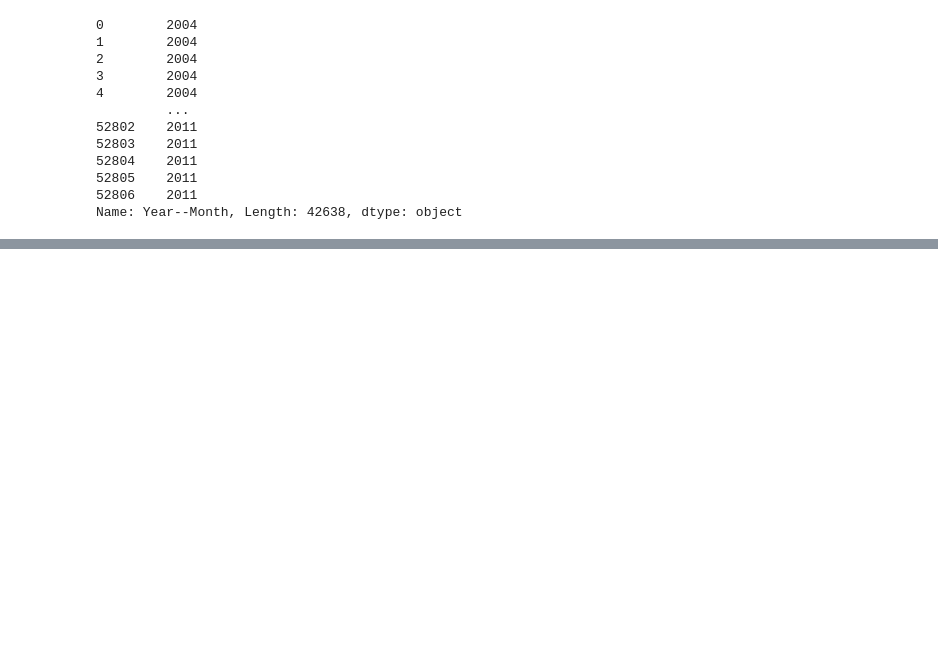
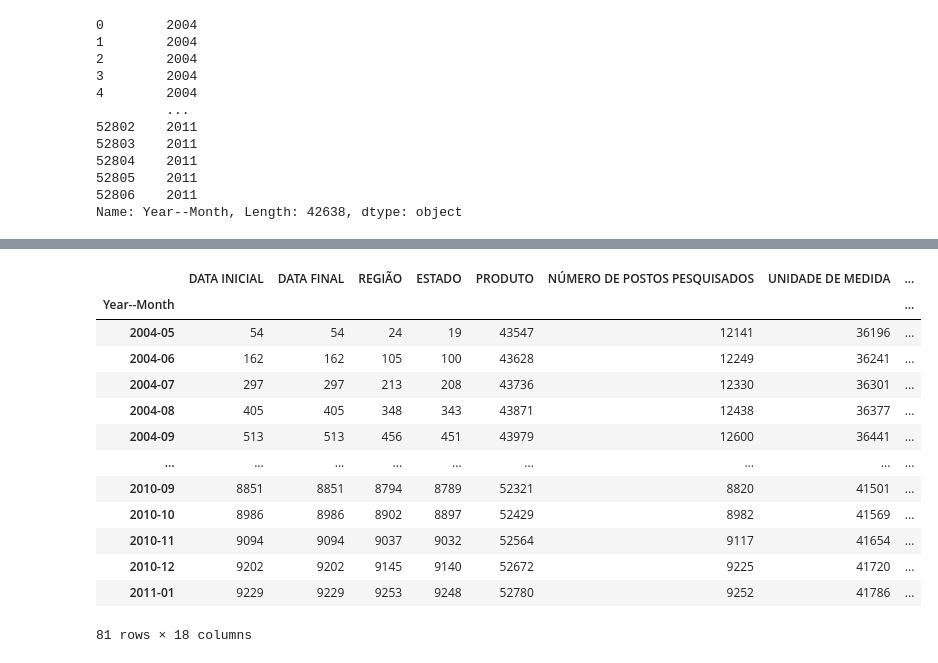
Before and after one commit to ludiemert/Analyzing_Data_Pandas_SQL, a Jupyter notebook: 4_Projectos/1_Prices_Gas/time_series_challenge.ipynb, the cells around one changed output, grey strips where cells are left out. Cells and saved outputs as stored; diff of their text form; code cells hidden in the pictures; blank space fills up the shorter version.

```diff
--- a/4_Projectos/1_Prices_Gas/time_series_challenge.ipynb
+++ b/4_Projectos/1_Prices_Gas/time_series_challenge.ipynb
@@ -136,3 +136,6 @@ df2_table_2001["Year--Month"] # alteracoes
 52805    2011
 52806    2011
 Name: Year--Month, Length: 42638, dtype: object
+# %%
+# ano e mes
+df2_table_2001["Year--Month"] = df2_table_2001["DATA FINAL"].apply(lambda x: '{}'.format(x.year)) + df2_table_2001["DATA FINAL"].apply(lambda x: '-{:02d}'.format(x.month))
@@ -138,0 +355,17 @@ Name: Year--Month, Length: 42638, dtype: object
+# %%
+df2_table_2001.groupby("Year--Month").idxmax()
+# %% [output]
+|  | DATA INICIAL | DATA FINAL | REGIÃO | ESTADO | PRODUTO | NÚMERO DE POSTOS PESQUISADOS | UNIDADE DE MEDIDA | ... |
+| Year--Month |  |  |  |  |  |  |  | ... |
+| 2004-05 | 54 | 54 | 24 | 19 | 43547 | 12141 | 36196 | ... |
+| 2004-06 | 162 | 162 | 105 | 100 | 43628 | 12249 | 36241 | ... |
+| 2004-07 | 297 | 297 | 213 | 208 | 43736 | 12330 | 36301 | ... |
+| 2004-08 | 405 | 405 | 348 | 343 | 43871 | 12438 | 36377 | ... |
+| 2004-09 | 513 | 513 | 456 | 451 | 43979 | 12600 | 36441 | ... |
+| ... | ... | ... | ... | ... | ... | ... | ... | ... |
+| 2010-09 | 8851 | 8851 | 8794 | 8789 | 52321 | 8820 | 41501 | ... |
+| 2010-10 | 8986 | 8986 | 8902 | 8897 | 52429 | 8982 | 41569 | ... |
+| 2010-11 | 9094 | 9094 | 9037 | 9032 | 52564 | 9117 | 41654 | ... |
+| 2010-12 | 9202 | 9202 | 9145 | 9140 | 52672 | 9225 | 41720 | ... |
+| 2011-01 | 9229 | 9229 | 9253 | 9248 | 52780 | 9252 | 41786 | ... |
+81 rows × 18 columns
```
Also changed, not shown: parts of 25 cells of this notebook.
